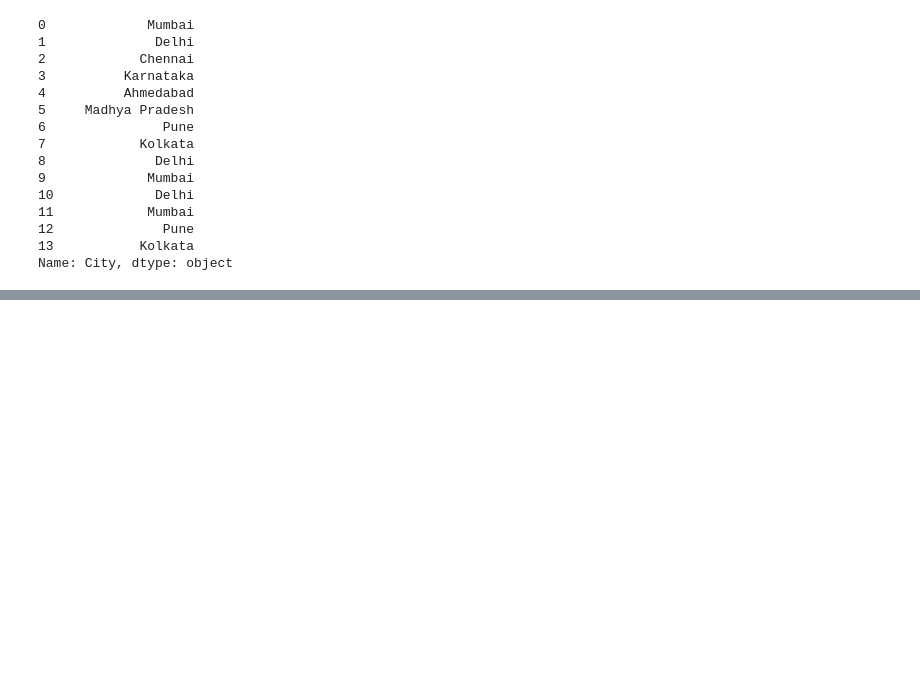
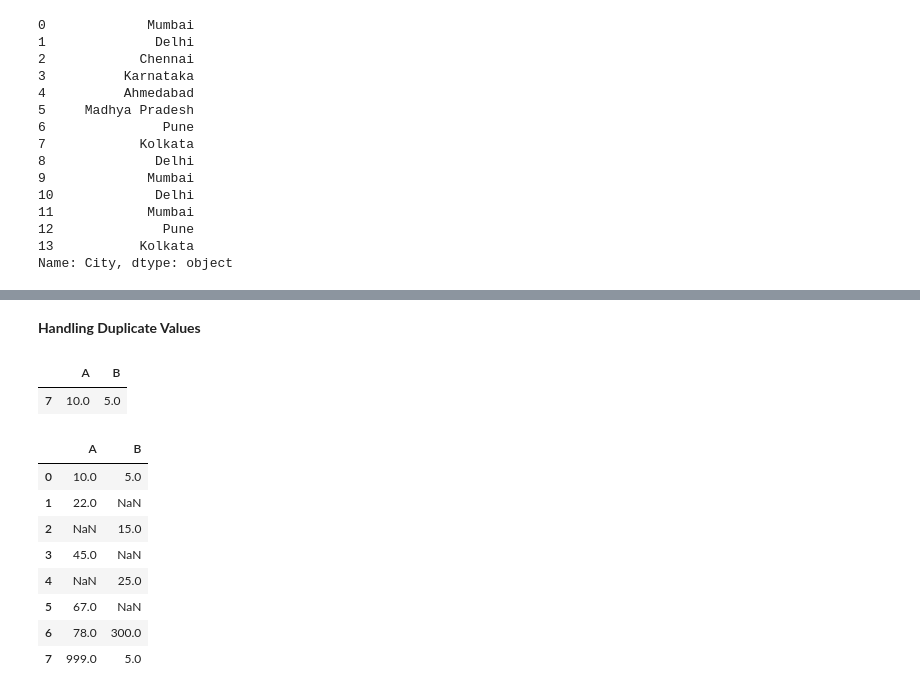
Before and after one commit to karthik-k11/Data-Science-Libraries-Practice, a Jupyter notebook: Pandas_Practice.ipynb, the cells around one changed output, grey strips where cells are left out. Saved outputs shown, nothing was run; the diff lists cells and outputs as text; code cells hidden in the pictures; blank space fills up the shorter version.

```diff
--- a/Pandas_Practice.ipynb
+++ b/Pandas_Practice.ipynb
@@ -989,0 +1131,19 @@ Name: City, dtype: object
+# %% [markdown]
+**Handling Duplicate Values**
+# %%
+data[data.duplicated()]
+# %% [output]
+|  | A | B |
+| 7 | 10.0 | 5.0 |
+# %%
+data.drop_duplicates().reset_index(drop=True)
+# %% [output]
+|  | A | B |
+| 0 | 10.0 | 5.0 |
+| 1 | 22.0 | NaN |
+| 2 | NaN | 15.0 |
+| 3 | 45.0 | NaN |
+| 4 | NaN | 25.0 |
+| 5 | 67.0 | NaN |
+| 6 | 78.0 | 300.0 |
+| 7 | 999.0 | 5.0 |
```
Also changed, not shown: parts of 22 cells of this notebook.
